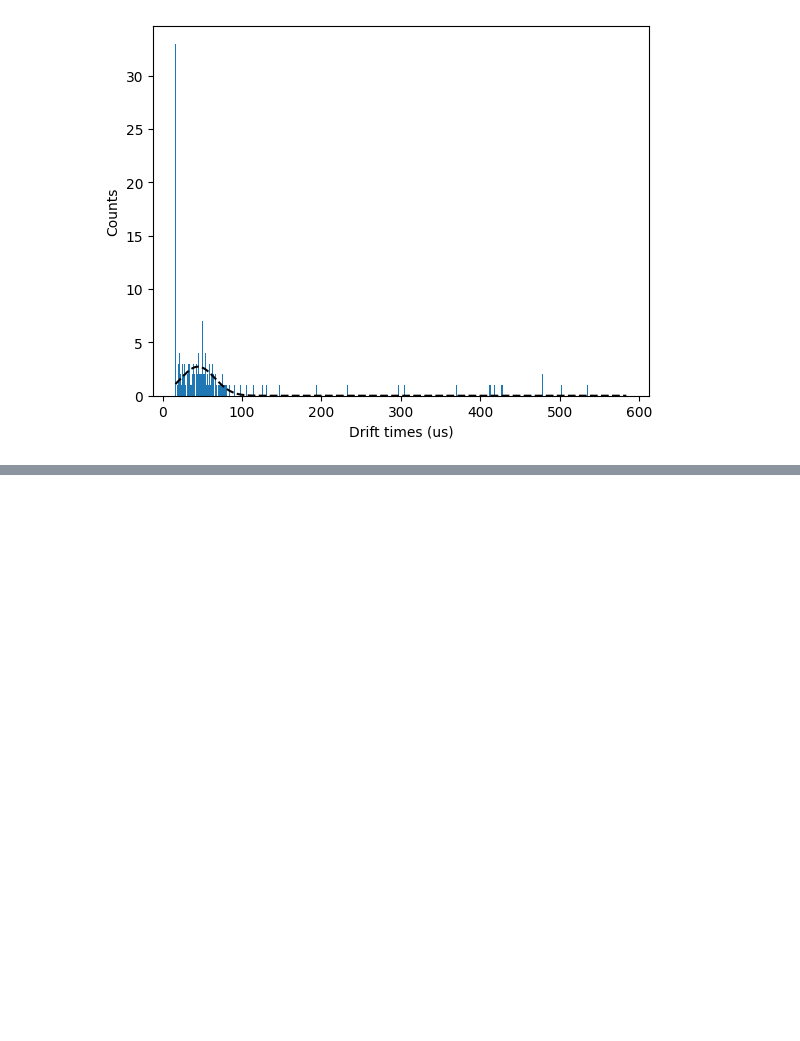
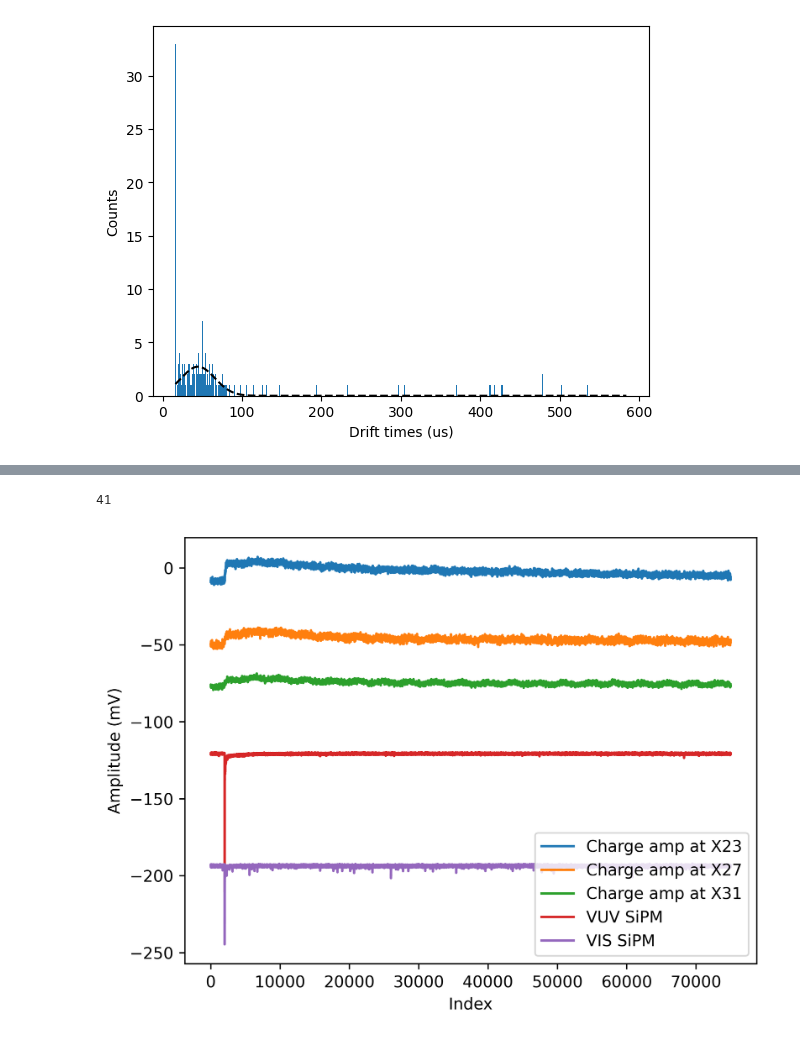
Before and after one commit to arathi-suraj/aramaki-lab-code, a Jupyter notebook: drifttime.ipynb, the cells around one changed output, grey strips where cells are left out. Cells and saved outputs as stored; diff of their text form; code cells hidden in the pictures; blank space fills up the shorter version.

```diff
--- a/drifttime.ipynb
+++ b/drifttime.ipynb
@@ -18,9 +20,8 @@ class ReadRawFile:
     def __init__(self, input_raw_file):
         self.input_raw_file = input_raw_file
 
-    def read_raw_data(self):
+    def read_raw_data(self, signal_time):
         data_points_in_one_ms = 125000
-        signal_time = 600e-3 # write in ms
         with open(self.input_raw_file, 'rb') as myfile:
             while True:
                 try:
@@ -184,0 +220,39 @@ Text(0, 0.5, 'Counts')
+# %%
+ch12_timestamps = extract_timestamps(chargeampch12, 600e-3, "H", 7)
+ch0_timestamps = extract_timestamps(chargeampch0, 600e-3, "H", 7)
+ch1_timestamps = extract_timestamps(chargeampch1, 600e-3, "H", 7)
+ch4_timestamps = extract_timestamps(sipmch4, 600e-3, "L", -20)
+ch8_timestamps = extract_timestamps(sipmch8, 600e-3, "L", -20)
+# %%
+# Looking for double SiPM coincidences
+common_sipm_timestamps = np.intersect1d(ch4_timestamps, ch8_timestamps)
+
+# Looking for coinc between double SiPM and each charge channel
+common_with_ch0 = np.intersect1d(common_sipm_timestamps, ch0_timestamps)
+common_with_ch1 = np.intersect1d(common_sipm_timestamps, ch1_timestamps)
+common_with_ch12 = np.intersect1d(common_sipm_timestamps, ch12_timestamps)
+# %%
+print(len(common_with_ch12))
+# %% [output]
+41
+# %%
+# plotting some coincident events
+wf1 = extract_waveforms(chargeampch0, common_with_ch1[3], 600e-3)
+wf2 = extract_waveforms(sipmch4, common_with_ch1[3], 600e-3)
+wf3 = extract_waveforms(sipmch8, common_with_ch1[3], 600e-3)
+wf4 = extract_waveforms(chargeampch1, common_with_ch1[3], 600e-3)
+wf5 = extract_waveforms(chargeampch12, common_with_ch1[3], 600e-3)
+# %%
+plt.figure(dpi=600)
+plt.plot(wf1, label="Charge amp at X23")
+plt.plot(wf4-55, label="Charge amp at X27")
+plt.plot(wf5-75, label="Charge amp at X31")
+plt.plot(wf2-120, label="VUV SiPM")
+plt.plot(wf3-190, label="VIS SiPM")
+
+plt.xlabel("Index")
+plt.ylabel("Amplitude (mV)")
+plt.legend()
+x_axis = np.zeros_like(wf1)
+# %% [output]
+[figure, added]
```
Also changed, not shown: parts of 8 cells of this notebook.
